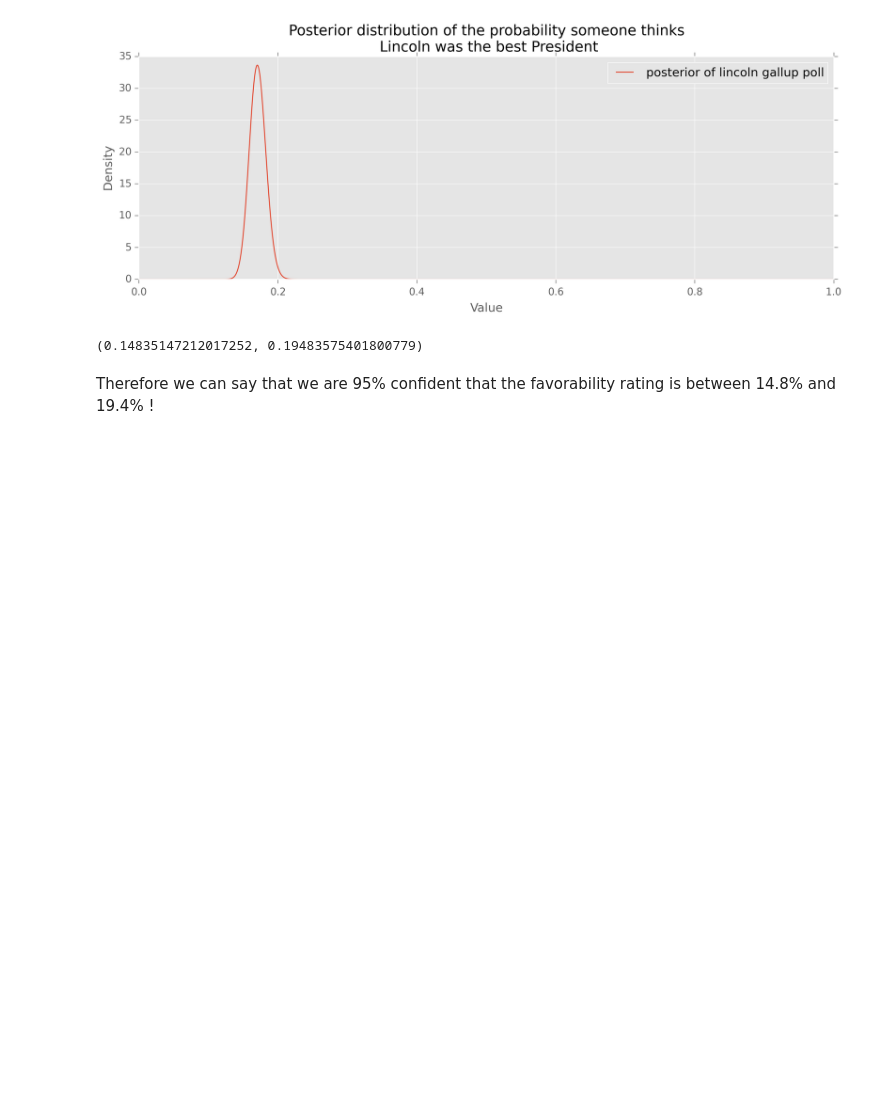
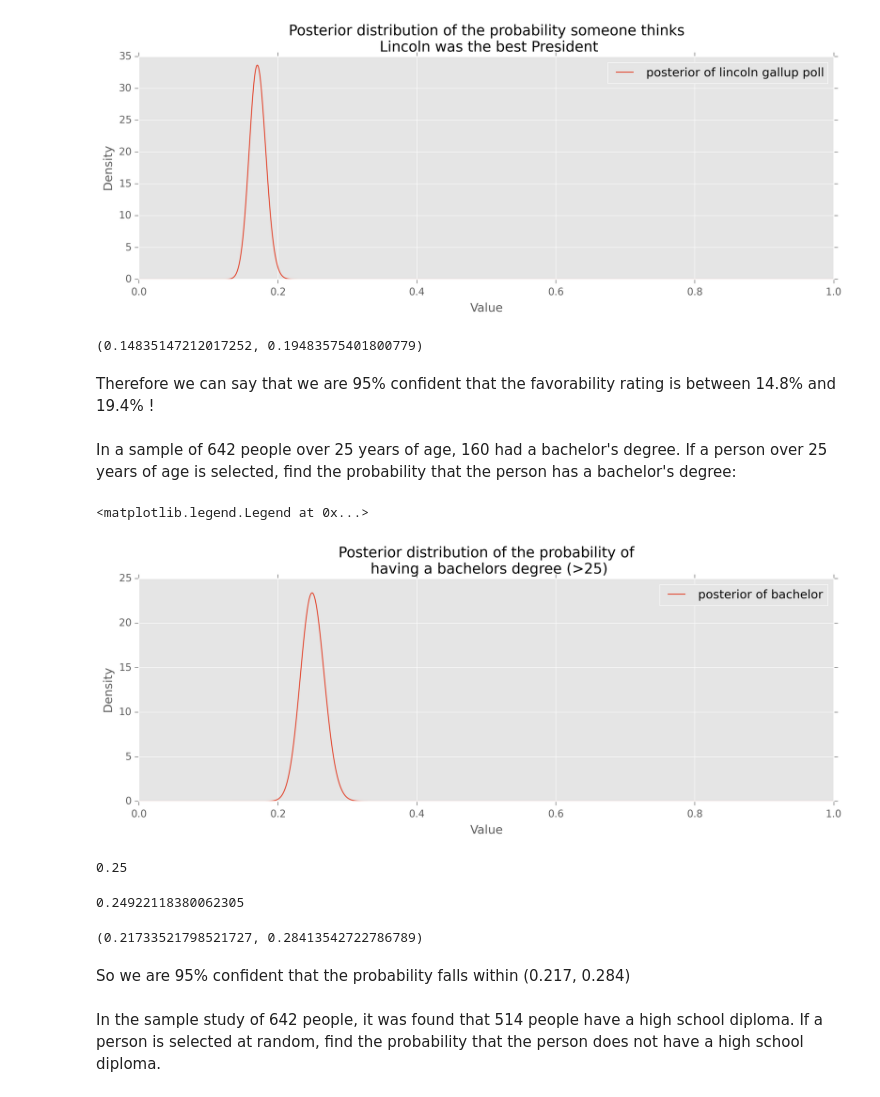
Before and after one commit to doolingdavid/Probabilistic-Programming-and-Bayesian-Methods-for-Hackers, a Jupyter notebook: probdemystified.ipynb, the cells around one changed output. Saved outputs shown, nothing was run; the diff lists cells and outputs as text; code cells hidden in the pictures; blank space fills up the shorter version.

```diff
--- a/probdemystified.ipynb
+++ b/probdemystified.ipynb
@@ -67,3 +67,46 @@ print posterior_lincoln.interval(.95)
 (0.14835147212017252, 0.19483575401800779)
 # %% [markdown]
 Therefore we can say that we are 95% confident that the favorability rating is between 14.8% and 19.4% !
+# %% [markdown]
+In a sample of 642 people over 25 years of age, 160 had a bachelor's degree. If a person over 25 years of age is selected, find the probability that the person has a bachelor's degree:
+# %%
+N = 642
+n = 160
+
+from scipy.stats import beta
+alpha_prior = 1
+beta_prior = 1
+
+posterior_bachelor = beta(alpha_prior + n, beta_prior + N - n)
+# %%
+%matplotlib inline
+from IPython.core.pylabtools import figsize
+from matplotlib import pyplot as plt
+figsize(12.5, 4)
+plt.rcParams['savefig.dpi'] = 300
+plt.rcParams['figure.dpi'] = 300
+x = np.linspace(0,1, 5000)
+plt.plot(x, posterior_bachelor.pdf(x), label='posterior of bachelor')
+plt.xlabel('Value')
+plt.ylabel('Density')
+plt.title("Posterior distribution of the probability of \n having a bachelors degree (>25)")
+plt.legend()
+# %% [output]
+<matplotlib.legend.Legend at 0x...>
+[figure, added]
+# %%
+print posterior_bachelor.mean()
+# %% [output]
+0.25
+# %%
+160./642
+# %% [output]
+0.24922118380062305
+# %%
+print posterior_bachelor.interval(.95)
+# %% [output]
+(0.21733521798521727, 0.28413542722786789)
+# %% [markdown]
+So we are 95% confident that the probability falls within (0.217, 0.284)
+# %% [markdown]
+In the sample study of 642 people, it was found that 514 people have a high school diploma. If a person is selected at random, find the probability that the person does not have a high school diploma.
```
Also changed, not shown: parts of 3 cells of this notebook.
